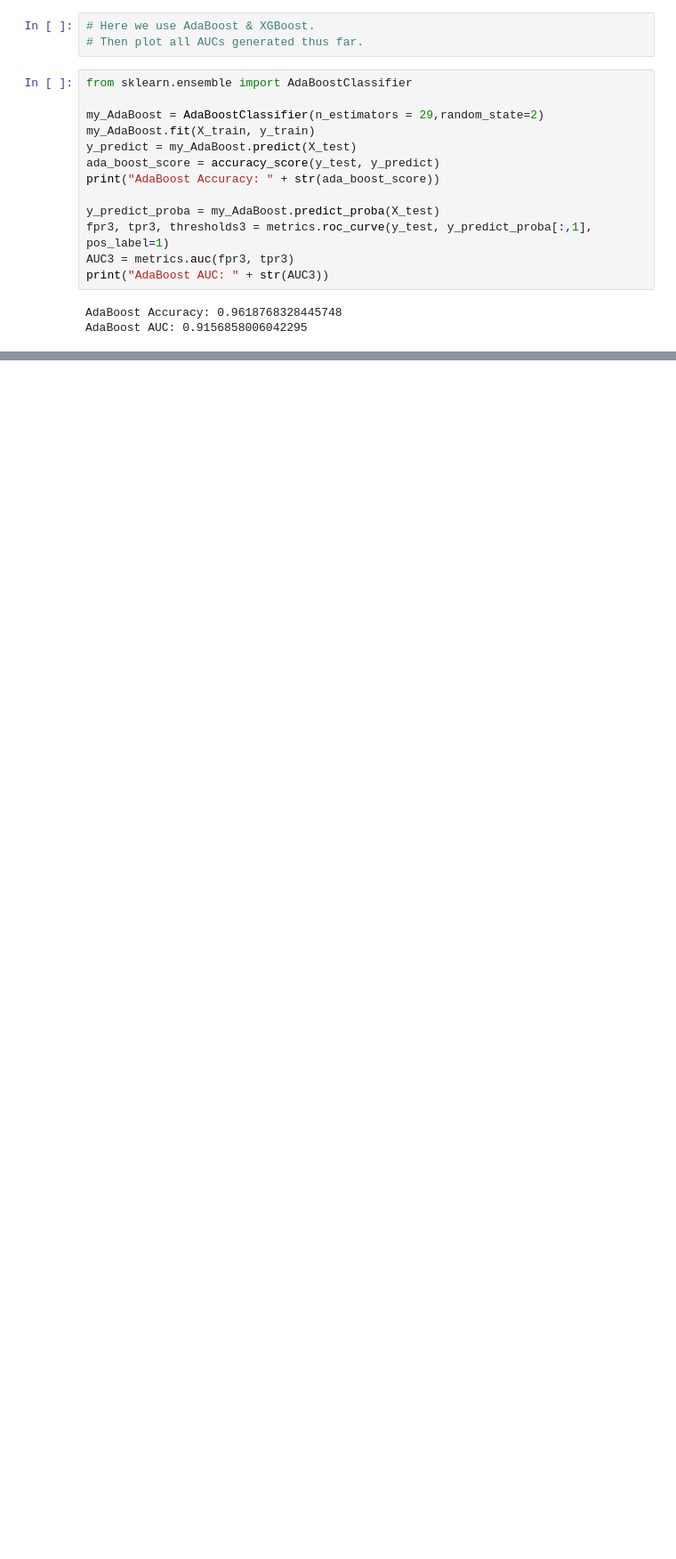
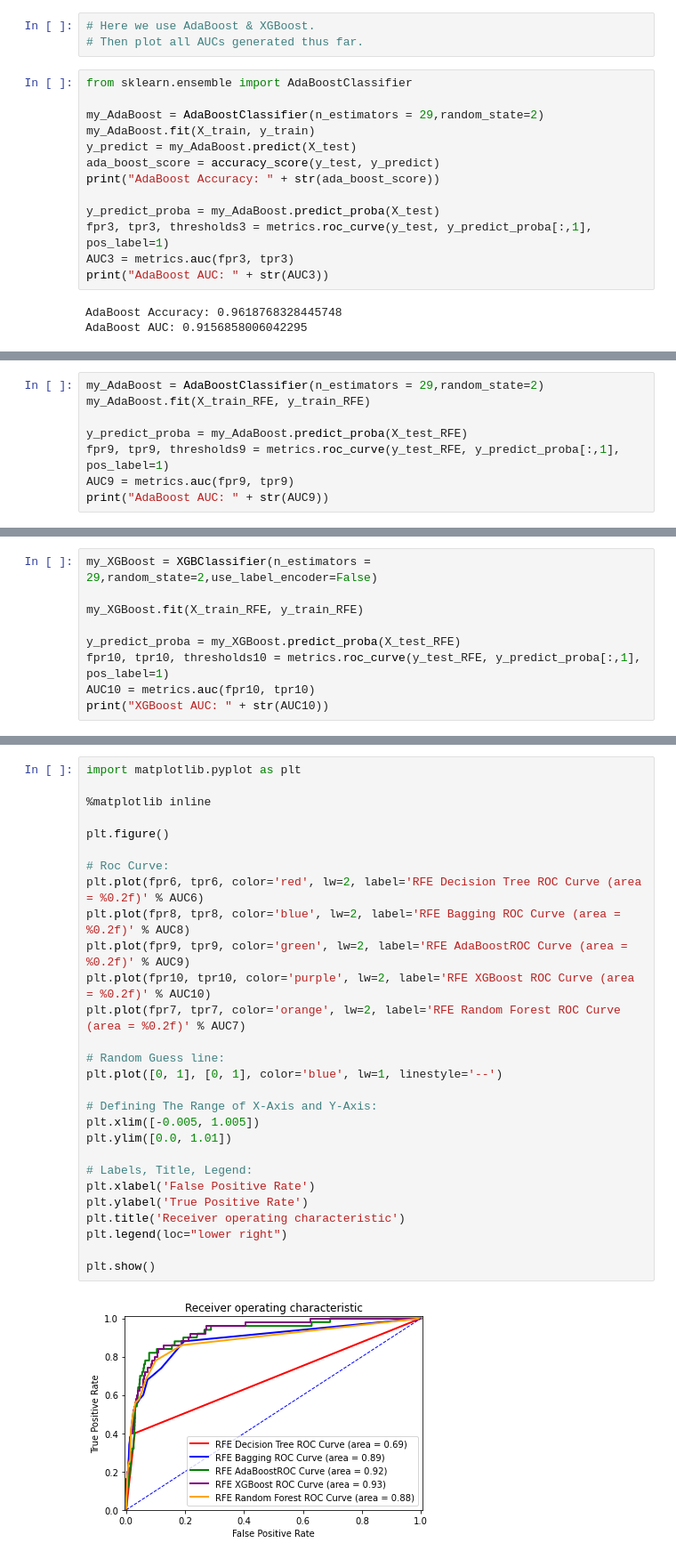
Before and after one commit to edwardramirez/company-bankruptcy-prediction, a Jupyter notebook: final_proj.ipynb, the cells around one changed output, grey strips where cells are left out. Shown at 89% size. Drawn from its saved outputs; the diff is of its cells as text; blank space fills up the shorter version.

```diff
--- a/final_proj.ipynb
+++ b/final_proj.ipynb
@@ -403,0 +529,8 @@ select_feature_df
+# %%
+my_AdaBoost = AdaBoostClassifier(n_estimators = 29,random_state=2)
+my_AdaBoost.fit(X_train_RFE, y_train_RFE)
+
+y_predict_proba = my_AdaBoost.predict_proba(X_test_RFE)
+fpr9, tpr9, thresholds9 = metrics.roc_curve(y_test_RFE, y_predict_proba[:,1], pos_label=1)
+AUC9 = metrics.auc(fpr9, tpr9)
+print("AdaBoost AUC: " + str(AUC9))
@@ -403,0 +539,9 @@ select_feature_df
+# %%
+my_XGBoost = XGBClassifier(n_estimators = 29,random_state=2,use_label_encoder=False)
+
+my_XGBoost.fit(X_train_RFE, y_train_RFE)
+
+y_predict_proba = my_XGBoost.predict_proba(X_test_RFE)
+fpr10, tpr10, thresholds10 = metrics.roc_curve(y_test_RFE, y_predict_proba[:,1], pos_label=1)
+AUC10 = metrics.auc(fpr10, tpr10)
+print("XGBoost AUC: " + str(AUC10))
@@ -403,0 +551,30 @@ select_feature_df
+# %%
+import matplotlib.pyplot as plt
+
+%matplotlib inline
+
+plt.figure()
+
+# Roc Curve:
+plt.plot(fpr6, tpr6, color='red', lw=2, label='RFE Decision Tree ROC Curve (area = %0.2f)' % AUC6)
+plt.plot(fpr8, tpr8, color='blue', lw=2, label='RFE Bagging ROC Curve (area = %0.2f)' % AUC8)
+plt.plot(fpr9, tpr9, color='green', lw=2, label='RFE AdaBoostROC Curve (area = %0.2f)' % AUC9)
+plt.plot(fpr10, tpr10, color='purple', lw=2, label='RFE XGBoost ROC Curve (area = %0.2f)' % AUC10)
+plt.plot(fpr7, tpr7, color='orange', lw=2, label='RFE Random Forest ROC Curve (area = %0.2f)' % AUC7)
+
+# Random Guess line:
+plt.plot([0, 1], [0, 1], color='blue', lw=1, linestyle='--')
+
+# Defining The Range of X-Axis and Y-Axis:
+plt.xlim([-0.005, 1.005])
+plt.ylim([0.0, 1.01])
+
+# Labels, Title, Legend:
+plt.xlabel('False Positive Rate')
+plt.ylabel('True Positive Rate')
+plt.title('Receiver operating characteristic')
+plt.legend(loc="lower right")
+
+plt.show()
+# %% [output]
+[figure, added]
```
Also changed, not shown: parts of 18 cells of this notebook.
